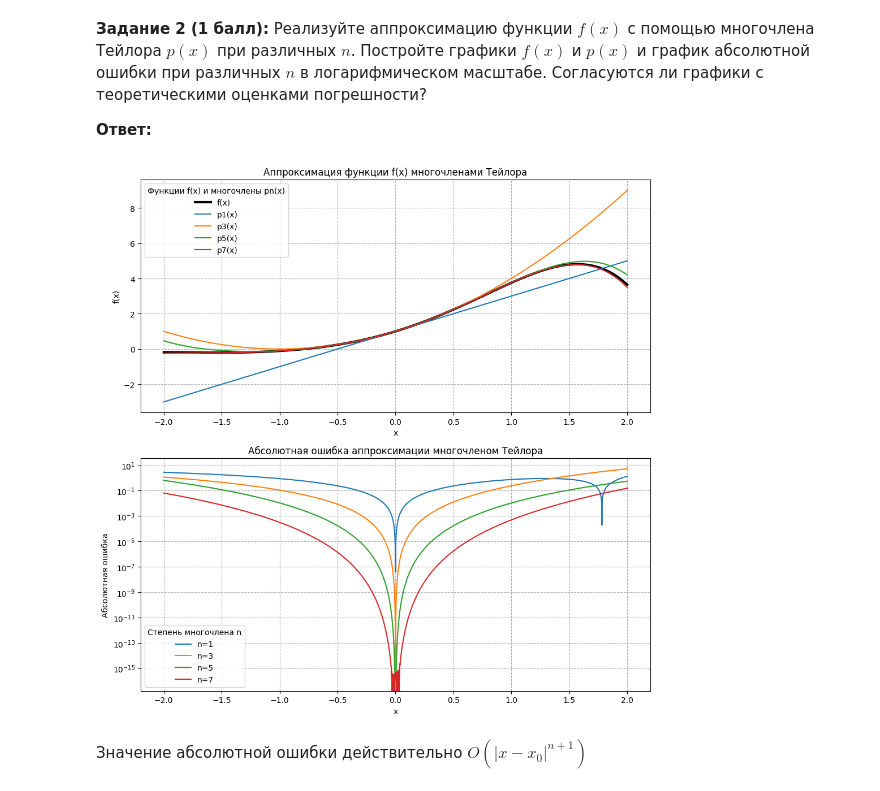
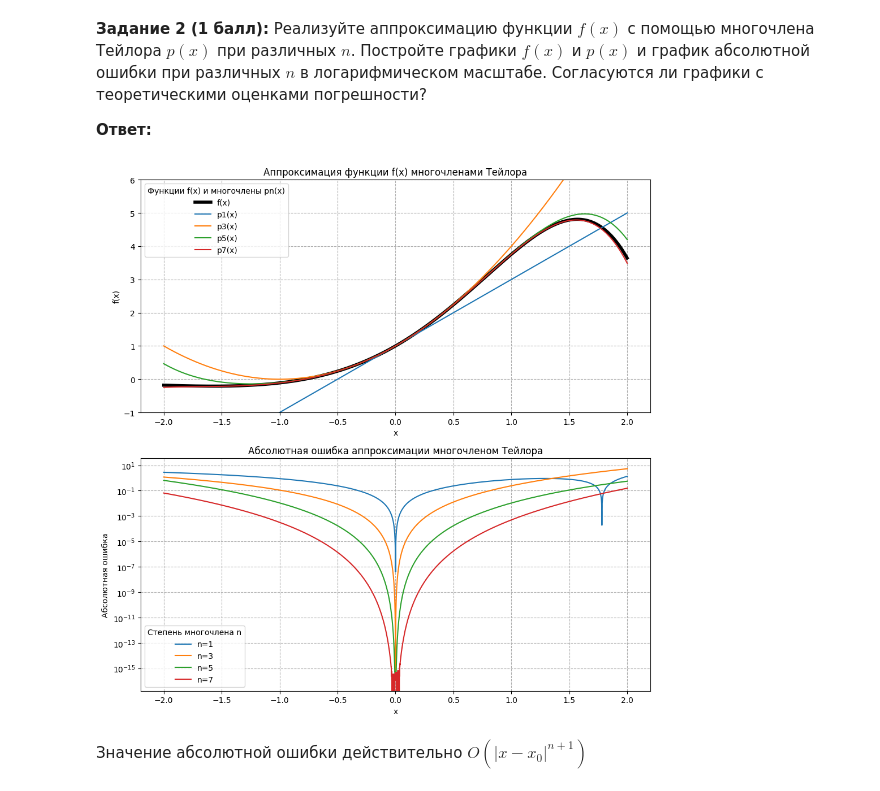
Before and after one commit to wqrxssq/olympic_algos, a Jupyter notebook: practice-01.ipynb, the cells around one changed output. Saved outputs shown, nothing was run; the diff lists cells and outputs as text; code cells hidden in the pictures.

```diff
--- a/practice-01.ipynb
+++ b/practice-01.ipynb
@@ -429,34 +429,35 @@ plt.figure(figsize=(10, 10))
 # Графики аппроксимации
 plt.subplot(2, 1, 1)
 plt.plot(x, fx, 'k', linewidth=4, label='f(x)')
+plt.ylim(-1, 6)
 for n in orders:
     p_n = taylor_polynomial(x, n, x0=0)
     plt.plot(x, p_n, label=f'p{n}(x)')
 plt.xlabel('x')
 plt.ylabel('f(x)')
 plt.title('Аппроксимация функции f(x) многочленами Тейлора')
 plt.legend(title="Функции f(x) и многочлены pn(x)")
 plt.grid(True, which="both", ls="--")
 
 # График абсолютной ошибки в логарифмическом масштабе
 plt.subplot(2, 1, 2)
 n = 1
 for n in orders:
     p_n = taylor_polynomial(x, n, x0=0)
     error = np.abs(fx - p_n)
     plt.plot(x, error, label=f'n={n}')
 
 plt.yscale('log')
 plt.legend(title='Степень многочлена n')
 plt.xlabel('x')
 plt.ylabel('Абсолютная ошибка')
 plt.title('Абсолютная ошибка аппроксимации многочленом Тейлора')
 plt.grid(True, which="both", ls="--")
 
 plt.tight_layout()
 plt.show()
 # %% [output]
-[figure, old version]
+[figure, new version]
 # %% [markdown]
 Значение абсолютной ошибки действительно $O(|x - x_0|^{n+1})$
 # %% [markdown]
```
Also changed, not shown: parts of 5 cells of this notebook.
